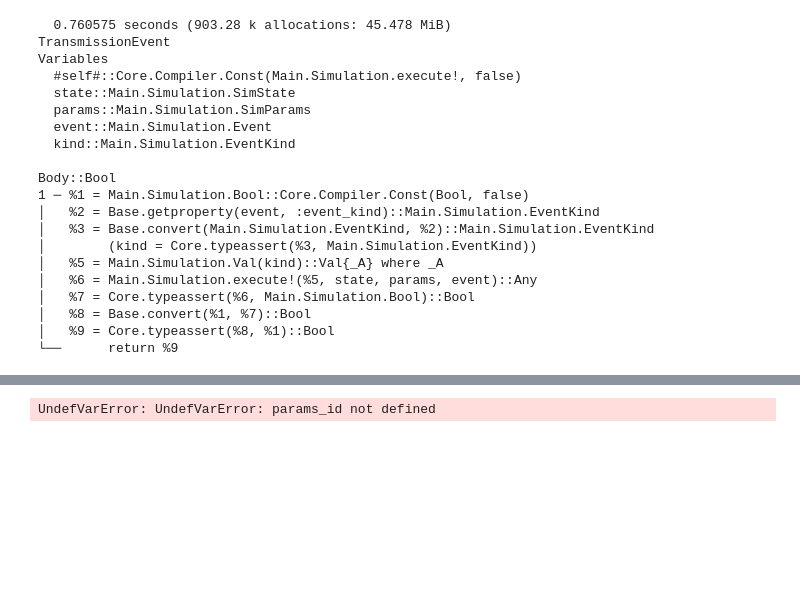
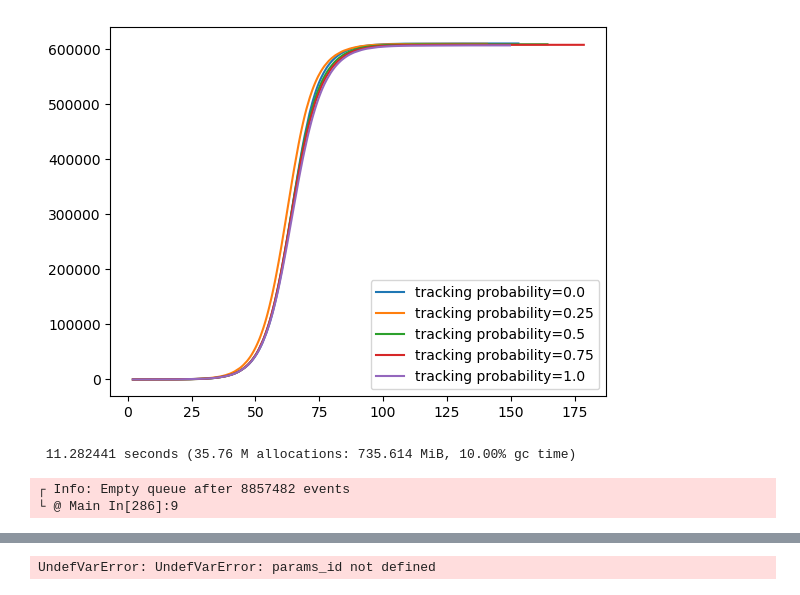
Before and after one commit to eMaerthin/modelling-ncov2019, a Jupyter notebook: Simulation.ipynb, the cells around one changed output, grey strips where cells are left out. Saved outputs shown, nothing was run; the diff lists cells and outputs as text; code cells hidden in the pictures; blank space fills up the shorter version.

```diff
--- a/Simulation.ipynb
+++ b/Simulation.ipynb
@@ -29,0 +48,29 @@ Main.Simulation.Progression(Main.Simulation.Severe, 9.0f0, 13.25f0, 16.0f0, 30.0
+# %%
+function simple_run(tracking_prob::Float64)
+    params = Simulation.load_params(
+        MersenneTwister(3),
+        population_path="data/simulations/wroclaw-population-orig.csv.gz",
+        incubation_time_samples_path="test/models/assets/incubation_period_distribution.npy",
+        t0_to_t1_samples_path="test/models/assets/t1_distribution.npy",
+        t0_to_t2_samples_path="test/models/assets/t1_t2_distribution.npy",
+        constant_kernel_param=1.0,
+        household_kernel_param=1.0,
+
+        backward_tracking_prob=tracking_prob,
+        backward_detection_delay=0.25,
+
+        forward_tracking_prob=tracking_prob,
+        forward_detection_delay=0.25,
+
+        testing_time=0.25);
+    state = Simulation.SimState(params.progressions |> length, seed=123)
+
+    push!(state.queue, Simulation.Event(Val(Simulation.OutsideInfectionEvent),0.0,1))
+    push!(state.queue, Simulation.Event(Val(Simulation.OutsideInfectionEvent),0.0,2))
+    push!(state.queue, Simulation.Event(Val(Simulation.OutsideInfectionEvent),0.0,3))
+    push!(state.queue, Simulation.Event(Val(Simulation.OutsideInfectionEvent),0.0,4))
+    push!(state.queue, Simulation.Event(Val(Simulation.OutsideInfectionEvent),0.0,5))
+
+    @time Simulation.simulate!(state, params)
+    return state
+end
@@ -29,0 +79,3 @@ Main.Simulation.Progression(Main.Simulation.Severe, 9.0f0, 13.25f0, 16.0f0, 30.0
+# %%
+tracking_probs = 0:0.25:1
+plot_data = tracking_probs .|> simple_run .|> state2plot;
@@ -30,10 +93,20 @@ Main.Simulation.Progression(Main.Simulation.Severe, 9.0f0, 13.25f0, 16.0f0, 30.0
+# %%
+using PyPlot
+for (i,datum) in enumerate(plot_data)
+    times, points = datum
+    plot(times, points, label="tracking probability=$(tracking_probs[i])" )
+end
+legend()
+savefig("tracking_vs_")
+# %% [output]
+[figure, added]
 # %%
 state = Simulation.SimState(params.progressions |> length, seed=123)
 
 push!(state.queue, Simulation.Event(Val(Simulation.OutsideInfectionEvent),0.0,1))
 
 
-@time for iter  in 0:100
+@time for iter  in 0:10^7
     #println("iteration=$iter")
     if isempty(state.queue)
         @info "Empty queue after $iter events"
@@ -42,14 +115,14 @@ push!(state.queue, Simulation.Event(Val(Simulation.OutsideInfectionEvent),0.0,1)
 
     event = pop!(state.queue)
     state.time = Simulation.time(event)
-    #println(event.event_kind)
+    #println("iter=", iter, " ", event)
     result = Simulation.execute!(state, params, event)
 
 end
-event = pop!(state.queue)
-state.time = Simulation.time(event)
-println(event.event_kind)
-@code_warntype Simulation.execute!(state, params, event)
+#event = pop!(state.queue)
+#state.time = Simulation.time(event)
+#println(event.event_kind)
+#@code_warntype Simulation.execute!(state, params, event)
 
 #event |> display
 
@@ -57,23 +130,6 @@ println(event.event_kind)
 #state.individuals[id]
 #Simulation.householdof(params, id) |> collect
 # %% [output]
-  0.760575 seconds (903.28 k allocations: 45.478 MiB)
-TransmissionEvent
-Variables
-  #self#::Core.Compiler.Const(Main.Simulation.execute!, false)
-  state::Main.Simulation.SimState
-  params::Main.Simulation.SimParams
-  event::Main.Simulation.Event
-  kind::Main.Simulation.EventKind
-
-Body::Bool
-1 ─ %1 = Main.Simulation.Bool::Core.Compiler.Const(Bool, false)
-│   %2 = Base.getproperty(event, :event_kind)::Main.Simulation.EventKind
-│   %3 = Base.convert(Main.Simulation.EventKind, %2)::Main.Simulation.EventKind
-│        (kind = Core.typeassert(%3, Main.Simulation.EventKind))
-│   %5 = Main.Simulation.Val(kind)::Val{_A} where _A
-│   %6 = Main.Simulation.execute!(%5, state, params, event)::Any
-│   %7 = Core.typeassert(%6, Main.Simulation.Bool)::Bool
-│   %8 = Base.convert(%1, %7)::Bool
-│   %9 = Core.typeassert(%8, %1)::Bool
-└──      return %9
+ 11.282441 seconds (35.76 M allocations: 735.614 MiB, 10.00% gc time)
+┌ Info: Empty queue after 8857482 events
+└ @ Main In[286]:9
```
Also changed, not shown: parts of 17 cells of this notebook, 3 other files.
